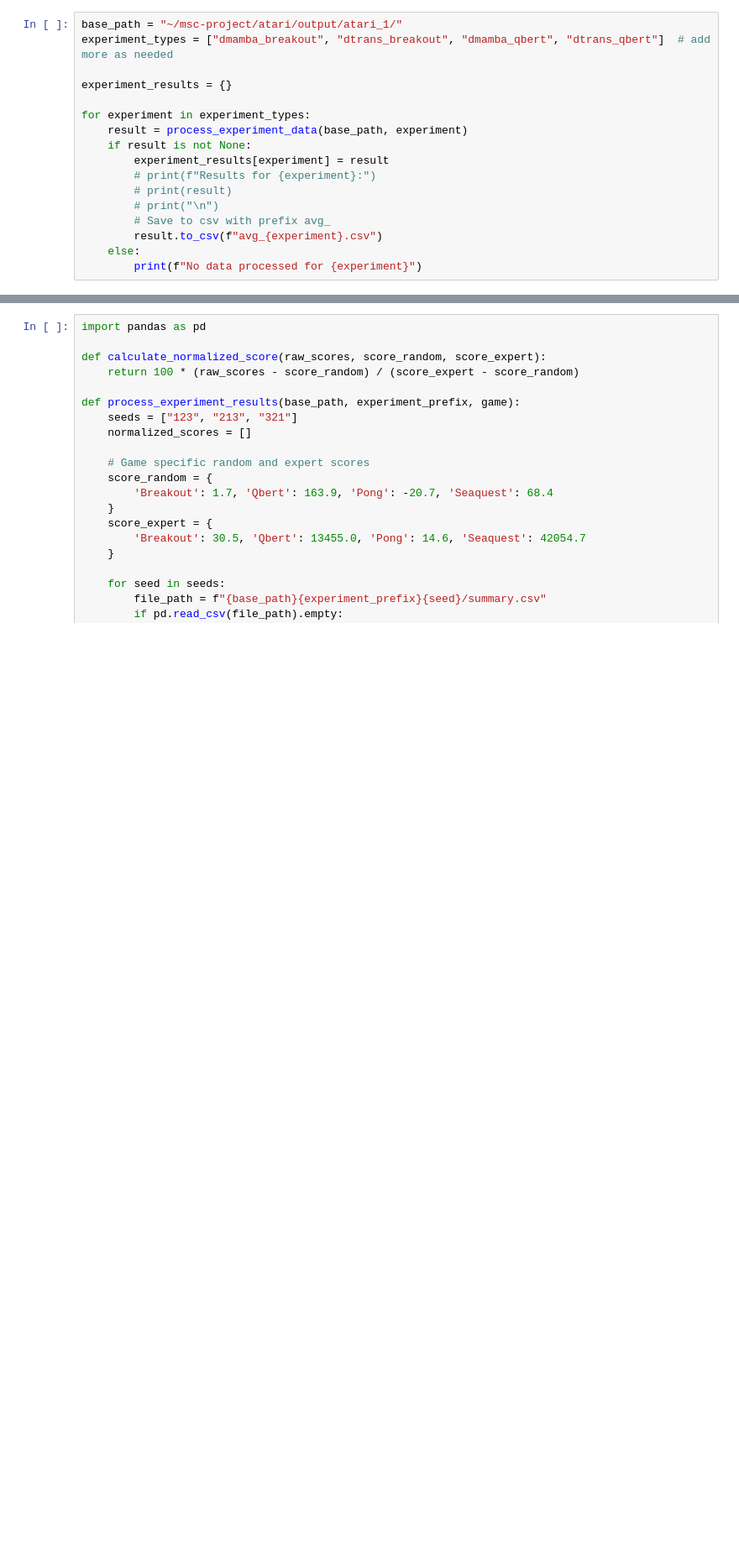
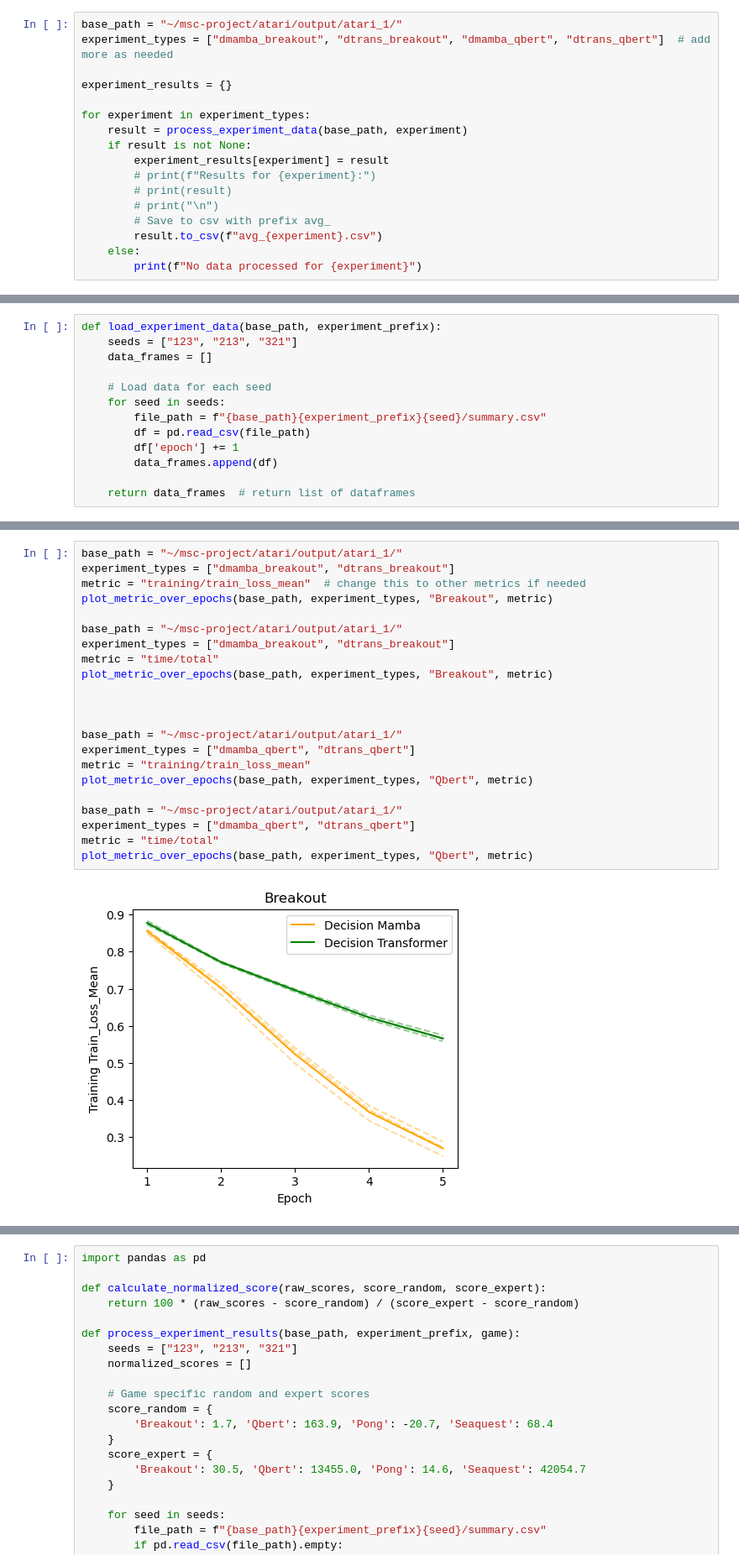
Before and after one commit to 0x1DA9430/Decision-Transformer-vs-Decision-Mamba, a Jupyter notebook: atari/output/plot_output.ipynb, the cells around one changed output, grey strips where cells are left out. Shown: that part at 84% size. Saved outputs shown, nothing was run; the diff lists cells and outputs as text; blank space fills up the shorter version.

Commit message:
update logs & plot

```diff
--- a/atari/output/plot_output.ipynb
+++ b/atari/output/plot_output.ipynb
@@ -42,0 +46,13 @@ for experiment in experiment_types:
+# %%
+def load_experiment_data(base_path, experiment_prefix):
+    seeds = ["123", "213", "321"]
+    data_frames = []
+
+    # Load data for each seed
+    for seed in seeds:
+        file_path = f"{base_path}{experiment_prefix}{seed}/summary.csv"
+        df = pd.read_csv(file_path)
+        df['epoch'] += 1
+        data_frames.append(df)
+
+    return data_frames  # return list of dataframes
@@ -42,0 +125,24 @@ for experiment in experiment_types:
+# %%
+base_path = "~/msc-project/atari/output/atari_1/"
+experiment_types = ["dmamba_breakout", "dtrans_breakout"]
+metric = "training/train_loss_mean"  # change this to other metrics if needed
+plot_metric_over_epochs(base_path, experiment_types, "Breakout", metric)
+
+base_path = "~/msc-project/atari/output/atari_1/"
+experiment_types = ["dmamba_breakout", "dtrans_breakout"]
+metric = "time/total"
+plot_metric_over_epochs(base_path, experiment_types, "Breakout", metric)
+
+
+
+base_path = "~/msc-project/atari/output/atari_1/"
+experiment_types = ["dmamba_qbert", "dtrans_qbert"]
+metric = "training/train_loss_mean"
+plot_metric_over_epochs(base_path, experiment_types, "Qbert", metric)
+
+base_path = "~/msc-project/atari/output/atari_1/"
+experiment_types = ["dmamba_qbert", "dtrans_qbert"]
+metric = "time/total"
+plot_metric_over_epochs(base_path, experiment_types, "Qbert", metric)
+# %% [output]
+[figure, added]
```
Also changed, not shown: parts of 9 cells of this notebook, 7 other files.
